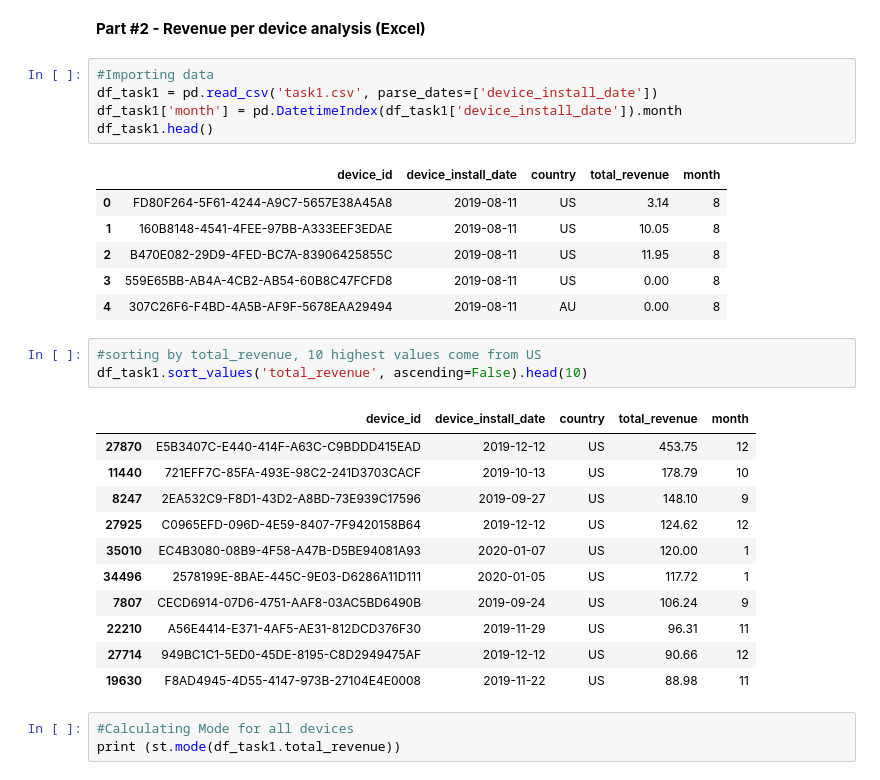
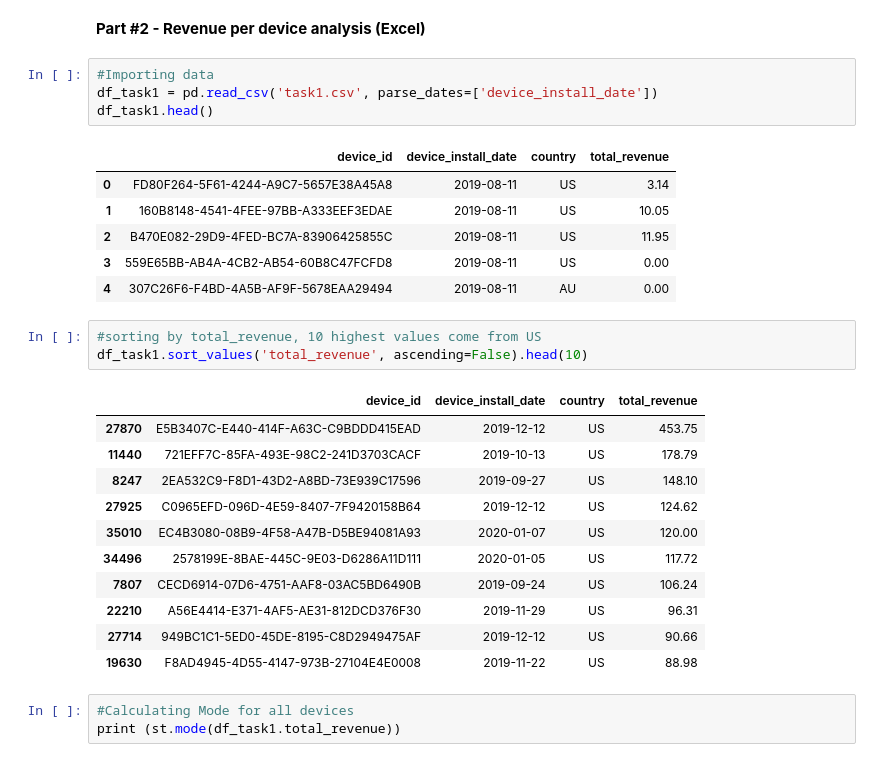
Before and after one commit to OlaKozak/CF, a Jupyter notebook: CF_v1.ipynb, the cells around one changed output. Drawn from its saved outputs; the diff is of its cells as text.

```diff
--- a/CF_v1.ipynb
+++ b/CF_v1.ipynb
@@ -14,30 +12,29 @@ cd "/content/drive/My Drive/Colab Notebooks/CF_C"
 # %%
 #Importing data
 df_task1 = pd.read_csv('task1.csv', parse_dates=['device_install_date'])
-df_task1['month'] = pd.DatetimeIndex(df_task1['device_install_date']).month
 df_task1.head()
 # %% [output]
-|  | device_id | device_install_date | country | total_revenue | month |
-| 0 | FD80F264-5F61-4244-A9C7-5657E38A45A8 | 2019-08-11 | US | 3.14 | 8 |
-| 1 | 160B8148-4541-4FEE-97BB-A333EEF3EDAE | 2019-08-11 | US | 10.05 | 8 |
-| 2 | B470E082-29D9-4FED-BC7A-83906425855C | 2019-08-11 | US | 11.95 | 8 |
-| 3 | 559E65BB-AB4A-4CB2-AB54-60B8C47FCFD8 | 2019-08-11 | US | 0.00 | 8 |
-| 4 | 307C26F6-F4BD-4A5B-AF9F-5678EAA29494 | 2019-08-11 | AU | 0.00 | 8 |
+|  | device_id | device_install_date | country | total_revenue |
+| 0 | FD80F264-5F61-4244-A9C7-5657E38A45A8 | 2019-08-11 | US | 3.14 |
+| 1 | 160B8148-4541-4FEE-97BB-A333EEF3EDAE | 2019-08-11 | US | 10.05 |
+| 2 | B470E082-29D9-4FED-BC7A-83906425855C | 2019-08-11 | US | 11.95 |
+| 3 | 559E65BB-AB4A-4CB2-AB54-60B8C47FCFD8 | 2019-08-11 | US | 0.00 |
+| 4 | 307C26F6-F4BD-4A5B-AF9F-5678EAA29494 | 2019-08-11 | AU | 0.00 |
 # %%
 #sorting by total_revenue, 10 highest values come from US
 df_task1.sort_values('total_revenue', ascending=False).head(10)
 # %% [output]
-|  | device_id | device_install_date | country | total_revenue | month |
-| 27870 | E5B3407C-E440-414F-A63C-C9BDDD415EAD | 2019-12-12 | US | 453.75 | 12 |
-| 11440 | 721EFF7C-85FA-493E-98C2-241D3703CACF | 2019-10-13 | US | 178.79 | 10 |
-| 8247 | 2EA532C9-F8D1-43D2-A8BD-73E939C17596 | 2019-09-27 | US | 148.10 | 9 |
-| 27925 | C0965EFD-096D-4E59-8407-7F9420158B64 | 2019-12-12 | US | 124.62 | 12 |
-| 35010 | EC4B3080-08B9-4F58-A47B-D5BE94081A93 | 2020-01-07 | US | 120.00 | 1 |
-| 34496 | 2578199E-8BAE-445C-9E03-D6286A11D111 | 2020-01-05 | US | 117.72 | 1 |
-| 7807 | CECD6914-07D6-4751-AAF8-03AC5BD6490B | 2019-09-24 | US | 106.24 | 9 |
-| 22210 | A56E4414-E371-4AF5-AE31-812DCD376F30 | 2019-11-29 | US | 96.31 | 11 |
-| 27714 | 949BC1C1-5ED0-45DE-8195-C8D2949475AF | 2019-12-12 | US | 90.66 | 12 |
-| 19630 | F8AD4945-4D55-4147-973B-27104E4E0008 | 2019-11-22 | US | 88.98 | 11 |
+|  | device_id | device_install_date | country | total_revenue |
+| 27870 | E5B3407C-E440-414F-A63C-C9BDDD415EAD | 2019-12-12 | US | 453.75 |
+| 11440 | 721EFF7C-85FA-493E-98C2-241D3703CACF | 2019-10-13 | US | 178.79 |
+| 8247 | 2EA532C9-F8D1-43D2-A8BD-73E939C17596 | 2019-09-27 | US | 148.10 |
+| 27925 | C0965EFD-096D-4E59-8407-7F9420158B64 | 2019-12-12 | US | 124.62 |
+| 35010 | EC4B3080-08B9-4F58-A47B-D5BE94081A93 | 2020-01-07 | US | 120.00 |
+| 34496 | 2578199E-8BAE-445C-9E03-D6286A11D111 | 2020-01-05 | US | 117.72 |
+| 7807 | CECD6914-07D6-4751-AAF8-03AC5BD6490B | 2019-09-24 | US | 106.24 |
+| 22210 | A56E4414-E371-4AF5-AE31-812DCD376F30 | 2019-11-29 | US | 96.31 |
+| 27714 | 949BC1C1-5ED0-45DE-8195-C8D2949475AF | 2019-12-12 | US | 90.66 |
+| 19630 | F8AD4945-4D55-4147-973B-27104E4E0008 | 2019-11-22 | US | 88.98 |
 # %%
 #Calculating Mode for all devices
 print (st.mode(df_task1.total_revenue))
```
Also changed, not shown: parts of 25 cells of this notebook.
